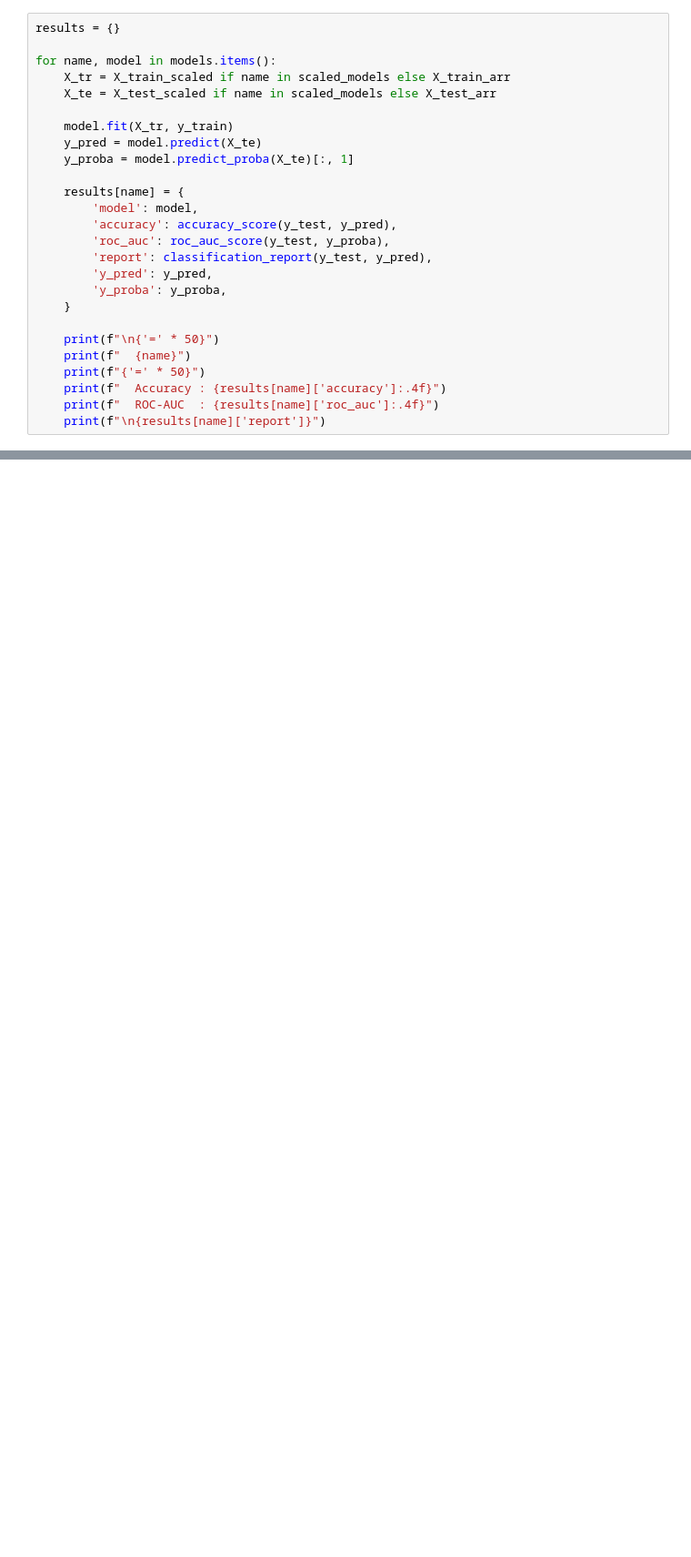
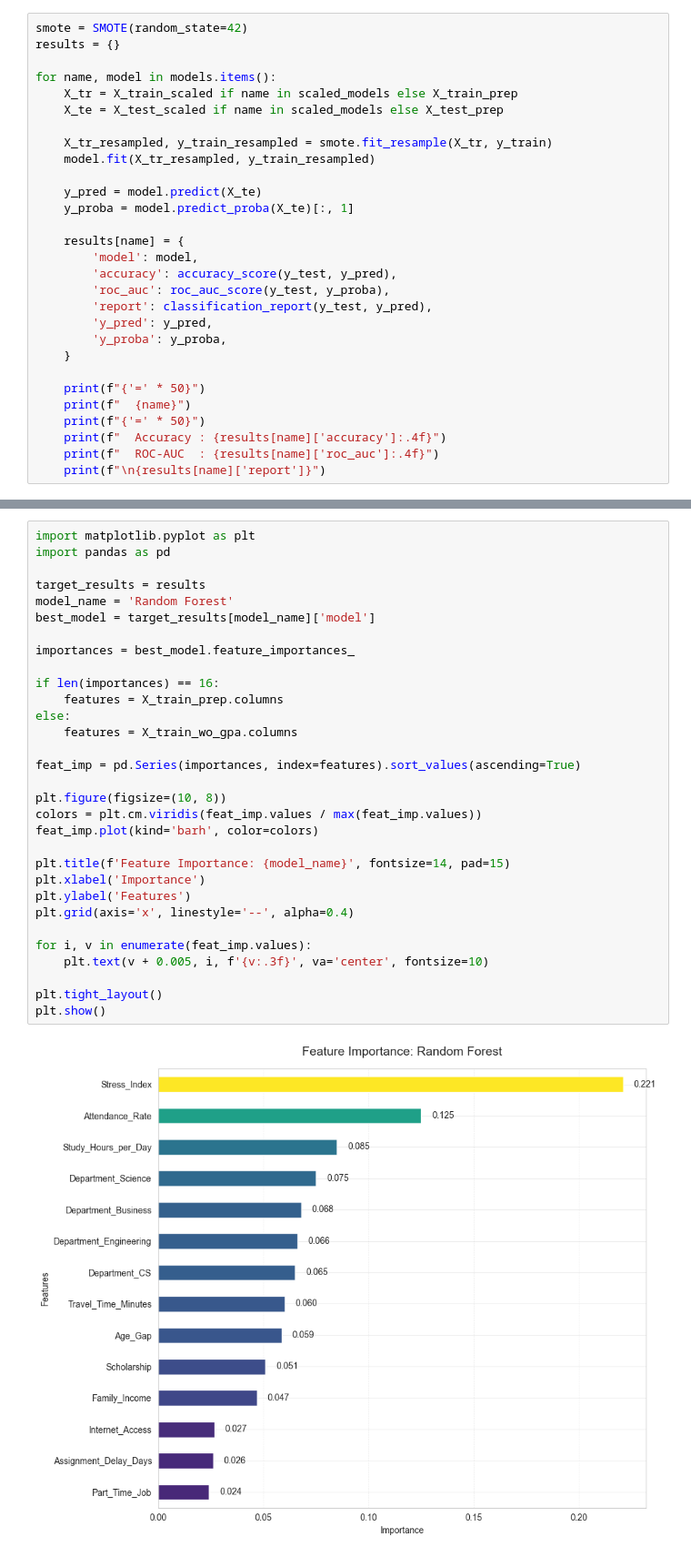
Before and after one commit to Student-dropout-ML/student-dropout-ml, a Jupyter notebook: notebooks/preprocessing_and_models_v1.ipynb, the cells around one changed output, grey strips where cells are left out. Shown at 91% size. Drawn from its saved outputs; the diff is of its cells as text; blank space fills up the shorter version.

```diff
--- a/notebooks/preprocessing_and_models_v1.ipynb
+++ b/notebooks/preprocessing_and_models_v1.ipynb
@@ -108,12 +119,15 @@ models = {
 scaled_models = {'Logistic Regression'}
 # %%
+smote = SMOTE(random_state=42)
 results = {}
 
 for name, model in models.items():
-    X_tr = X_train_scaled if name in scaled_models else X_train_arr
-    X_te = X_test_scaled if name in scaled_models else X_test_arr
+    X_tr = X_train_scaled if name in scaled_models else X_train_prep
+    X_te = X_test_scaled if name in scaled_models else X_test_prep
 
-    model.fit(X_tr, y_train)
+    X_tr_resampled, y_train_resampled = smote.fit_resample(X_tr, y_train)
+    model.fit(X_tr_resampled, y_train_resampled)
+
     y_pred = model.predict(X_te)
     y_proba = model.predict_proba(X_te)[:, 1]
 
@@ -126,7 +140,7 @@ for name, model in models.items():
         'y_proba': y_proba,
     }
 
-    print(f"\n{'=' * 50}")
+    print(f"{'=' * 50}")
     print(f"  {name}")
     print(f"{'=' * 50}")
     print(f"  Accuracy : {results[name]['accuracy']:.4f}")
@@ -196,0 +236,33 @@ weighted avg       0.73      0.77      0.72      2000
+# %%
+import matplotlib.pyplot as plt
+import pandas as pd
+
+target_results = results
+model_name = 'Random Forest'
+best_model = target_results[model_name]['model']
+
+importances = best_model.feature_importances_
+
+if len(importances) == 16:
+    features = X_train_prep.columns
+else:
+    features = X_train_wo_gpa.columns
+
+feat_imp = pd.Series(importances, index=features).sort_values(ascending=True)
+
+plt.figure(figsize=(10, 8))
+colors = plt.cm.viridis(feat_imp.values / max(feat_imp.values))
+feat_imp.plot(kind='barh', color=colors)
+
+plt.title(f'Feature Importance: {model_name}', fontsize=14, pad=15)
+plt.xlabel('Importance')
+plt.ylabel('Features')
+plt.grid(axis='x', linestyle='--', alpha=0.4)
+
+for i, v in enumerate(feat_imp.values):
+    plt.text(v + 0.005, i, f'{v:.3f}', va='center', fontsize=10)
+
+plt.tight_layout()
+plt.show()
+# %% [output]
+[figure, added]
```
Also changed, not shown: parts of 11 cells of this notebook, 1 other file.
